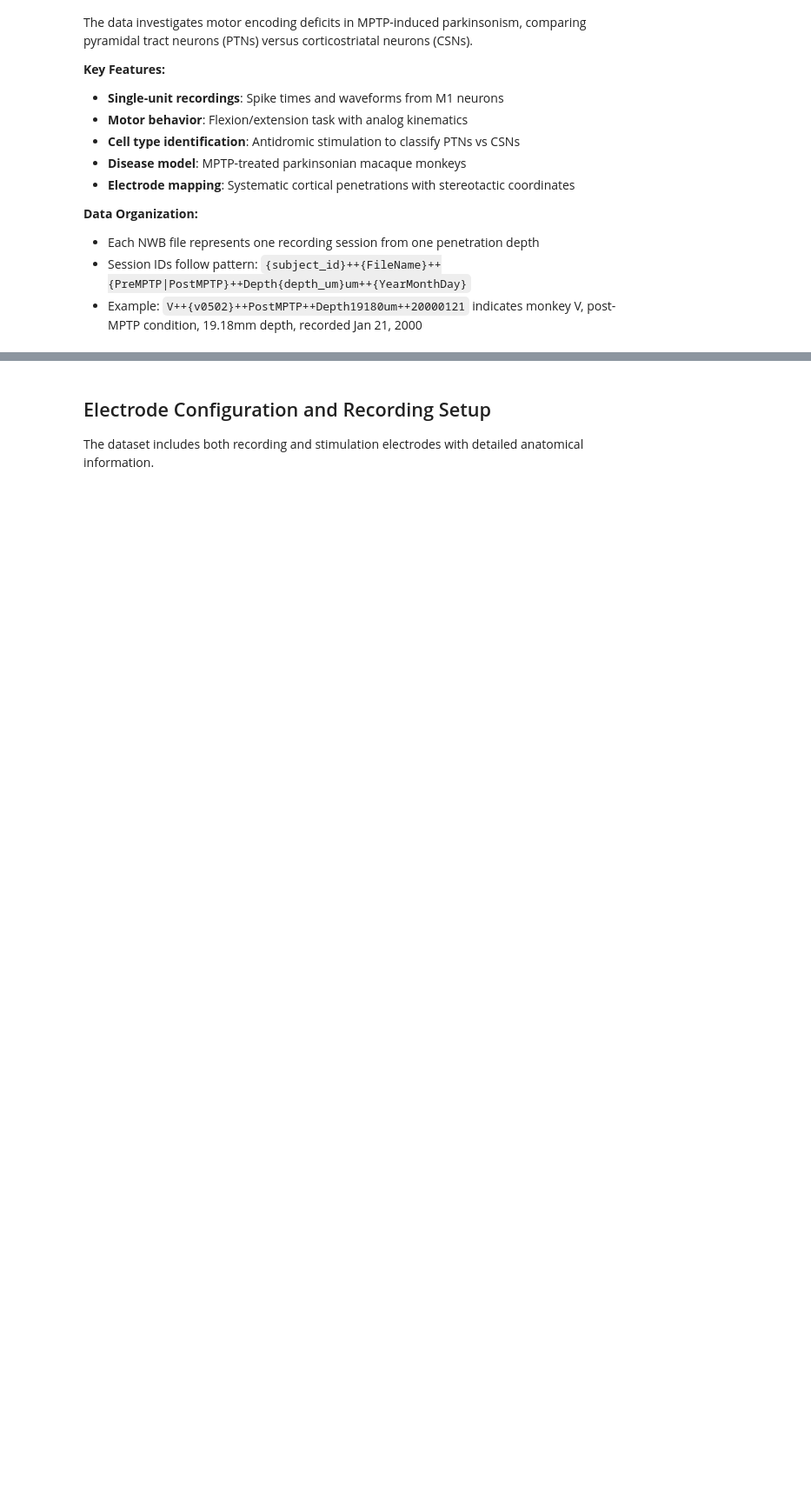
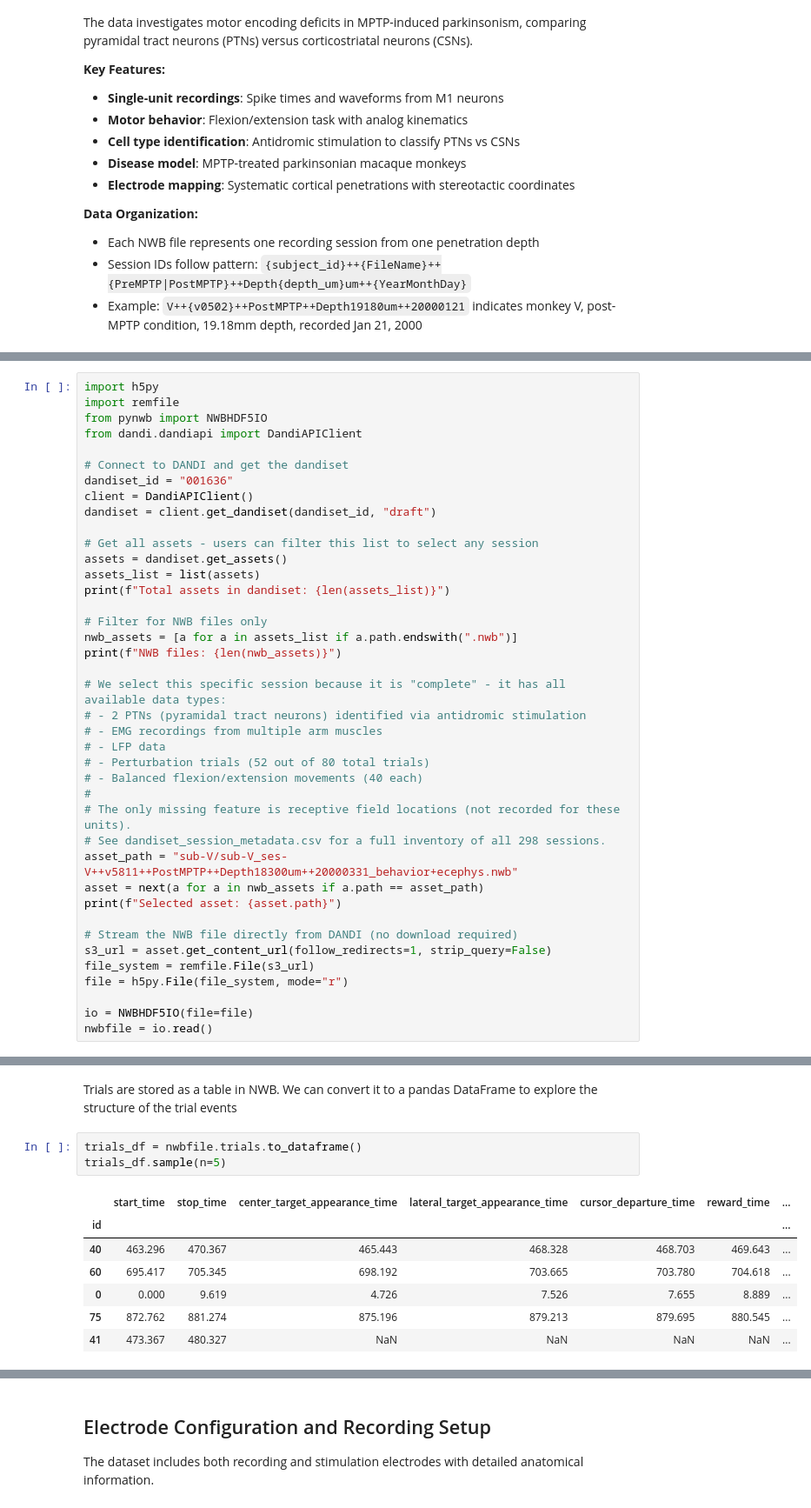
Before and after one commit to catalystneuro/turner-lab-to-nwb, a Jupyter notebook: notebooks/turner_m1_usage.ipynb, the cells around one changed output, grey strips where cells are left out. Shown at 87% size. Drawn from its saved outputs; the diff is of its cells as text; blank space fills up the shorter version.

Commit message:
Improvemnt to trial description

```diff
--- a/notebooks/turner_m1_usage.ipynb
+++ b/notebooks/turner_m1_usage.ipynb
@@ -44,0 +22,40 @@ nwbfile = io.read()
+# %%
+import h5py
+import remfile
+from pynwb import NWBHDF5IO
+from dandi.dandiapi import DandiAPIClient
+
+# Connect to DANDI and get the dandiset
+dandiset_id = "001636"
+client = DandiAPIClient()
+dandiset = client.get_dandiset(dandiset_id, "draft")
+
+# Get all assets - users can filter this list to select any session
+assets = dandiset.get_assets()
+assets_list = list(assets)
+print(f"Total assets in dandiset: {len(assets_list)}")
+
+# Filter for NWB files only
+nwb_assets = [a for a in assets_list if a.path.endswith(".nwb")]
+print(f"NWB files: {len(nwb_assets)}")
+
+# We select this specific session because it is "complete" - it has all available data types:
+# - 2 PTNs (pyramidal tract neurons) identified via antidromic stimulation
+# - EMG recordings from multiple arm muscles
+# - LFP data
+# - Perturbation trials (52 out of 80 total trials)
+# - Balanced flexion/extension movements (40 each)
+#
+# The only missing feature is receptive field locations (not recorded for these units).
+# See dandiset_session_metadata.csv for a full inventory of all 298 sessions.
+asset_path = "sub-V/sub-V_ses-V++v5811++PostMPTP++Depth18300um++20000331_behavior+ecephys.nwb"
+asset = next(a for a in nwb_assets if a.path == asset_path)
+print(f"Selected asset: {asset.path}")
+
+# Stream the NWB file directly from DANDI (no download required)
+s3_url = asset.get_content_url(follow_redirects=1, strip_query=False)
+file_system = remfile.File(s3_url)
+file = h5py.File(file_system, mode="r")
+
+io = NWBHDF5IO(file=file)
+nwbfile = io.read()
@@ -64,0 +119,13 @@ Fields:
+# %% [markdown]
+Trials are stored as a table in NWB. We can convert it to a pandas DataFrame to explore the structure of the trial events
+# %%
+trials_df = nwbfile.trials.to_dataframe()
+trials_df.sample(n=5)
+# %% [output]
+|  | start_time | stop_time | center_target_appearance_time | lateral_target_appearance_time | cursor_departure_time | reward_time | ... |
+| id |  |  |  |  |  |  | ... |
+| 40 | 463.296 | 470.367 | 465.443 | 468.328 | 468.703 | 469.643 | ... |
+| 60 | 695.417 | 705.345 | 698.192 | 703.665 | 703.780 | 704.618 | ... |
+| 0 | 0.000 | 9.619 | 4.726 | 7.526 | 7.655 | 8.889 | ... |
+| 75 | 872.762 | 881.274 | 875.196 | 879.213 | 879.695 | 880.545 | ... |
+| 41 | 473.367 | 480.327 | NaN | NaN | NaN | NaN | ... |
```
Also changed, not shown: parts of 13 cells of this notebook, 4 other files.
